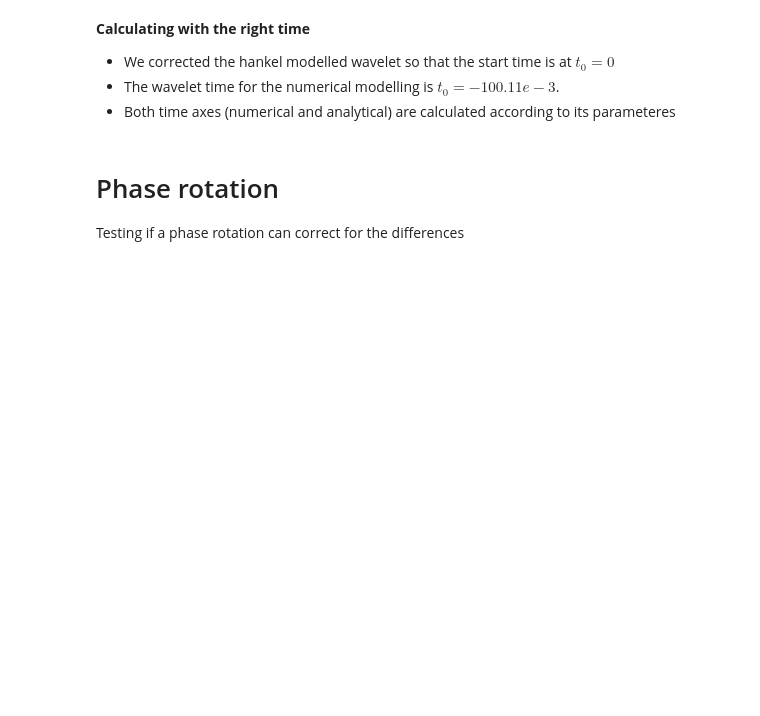
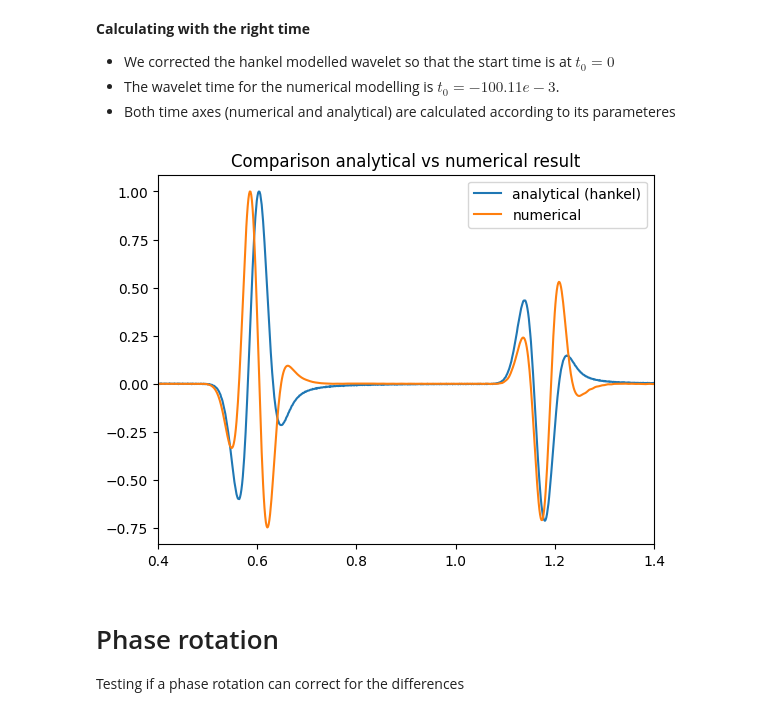
Before and after one commit to vcabiativapico/codes_py_PhD, a Jupyter notebook: Solution_analytique_Hankel/hankel_notebook.ipynb, the cells around one changed output. Saved outputs shown, nothing was run; the diff lists cells and outputs as text; code cells hidden in the pictures; blank space fills up the shorter version.

```diff
--- a/Solution_analytique_Hankel/hankel_notebook.ipynb
+++ b/Solution_analytique_Hankel/hankel_notebook.ipynb
@@ -346,15 +352,17 @@ plt.legend()
 - Both time axes (numerical and analytical) are calculated according to its parameteres
 # %%
 # # Compare with the numerical result with the correct time
-# tr3_norm = normalize(-tr3)
-# t = np.arange(len(wsrc))*dt
-# at2 = np.arange(nt-1)*dt+ft
-# plt.plot(t,dp_t_corr, label='analytical (hankel)')
-# plt.plot(at,tr3_norm, label='numerical')
-# plt.title('Comparison analytical vs numerical result')
-# plt.xlim(0.4,1.4)
-# plt.legend()
-# plt.show()
+tr3_norm = normalize(-tr3)
+t = np.arange(len(wsrc))*dt
+at2 = np.arange(nt-1)*dt+ft
+plt.plot(t,dp_t_corr, label='analytical (hankel)')
+plt.plot(at,tr3_norm, label='numerical')
+plt.title('Comparison analytical vs numerical result')
+plt.xlim(0.4,1.4)
+plt.legend()
+plt.show()
+# %% [output]
+[figure, added]
 # %% [markdown]
 # Phase rotation
 Testing if a phase rotation can correct for the differences
```
Also changed, not shown: parts of 14 cells of this notebook, 41 other files.
